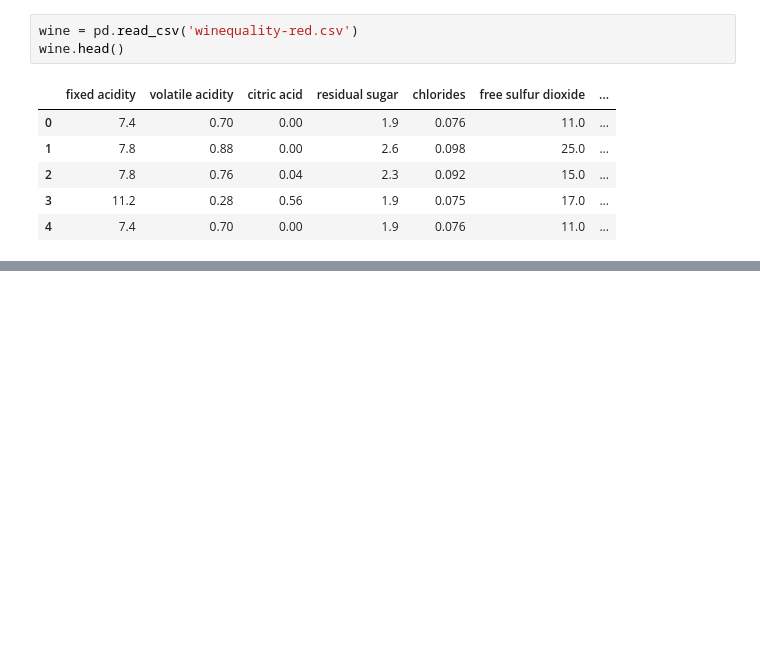
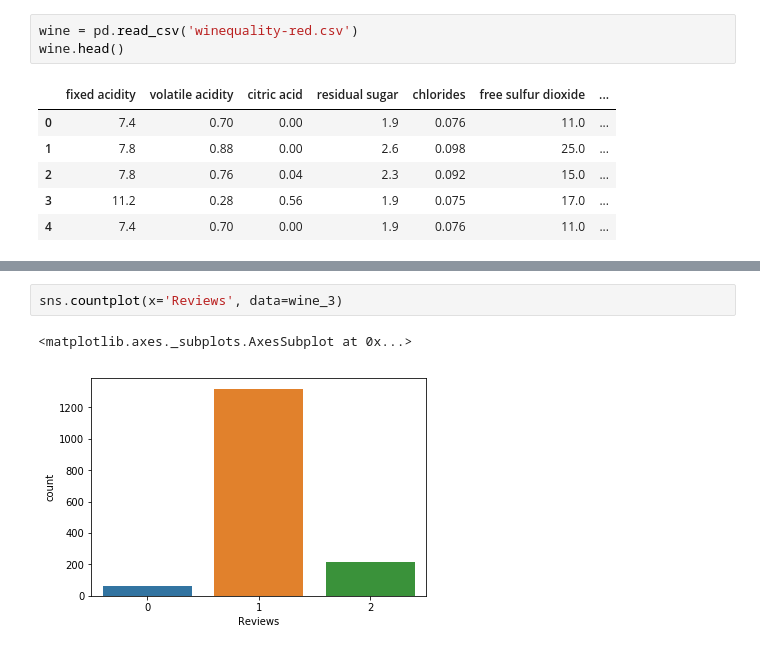
Before and after one commit to Alexis-Summey/Read_Between_the_Wines, a Jupyter notebook: wine_quality_nd.ipynb, the cells around one changed output, grey strips where cells are left out. Drawn from its saved outputs; the diff is of its cells as text; blank space fills up the shorter version.

```diff
--- a/wine_quality_nd.ipynb
+++ b/wine_quality_nd.ipynb
@@ -238,0 +73,5 @@ ValueError: A target array with shape (1199, 3) was passed for an output of shap
+# %%
+sns.countplot(x='Reviews', data=wine_3)
+# %% [output]
+<matplotlib.axes._subplots.AxesSubplot at 0x...>
+[figure, added]
```
Also changed, not shown: parts of 75 cells of this notebook.
